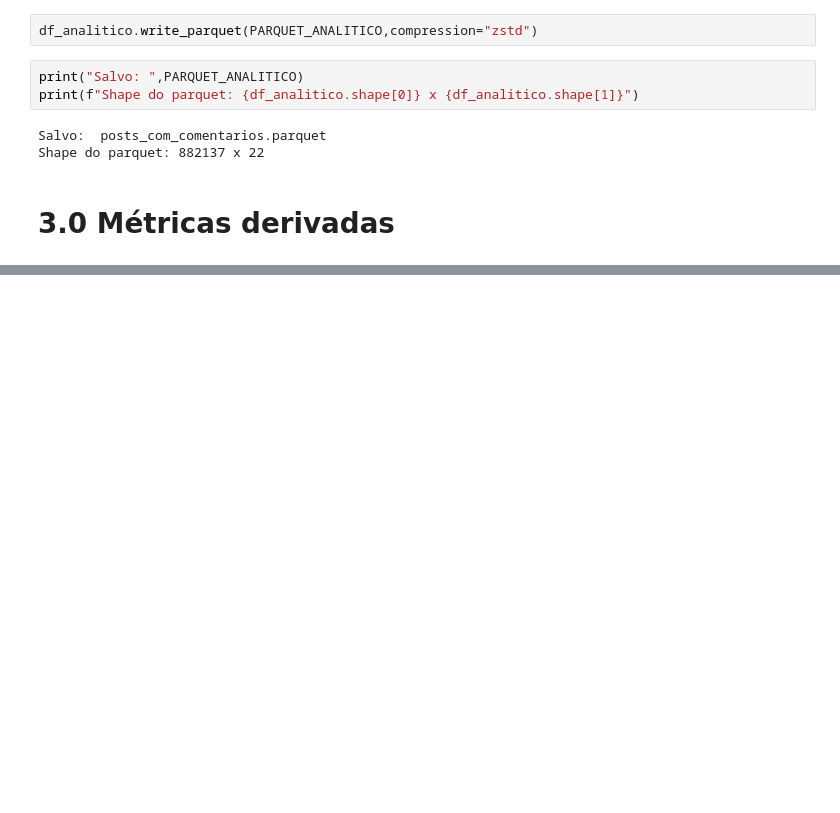
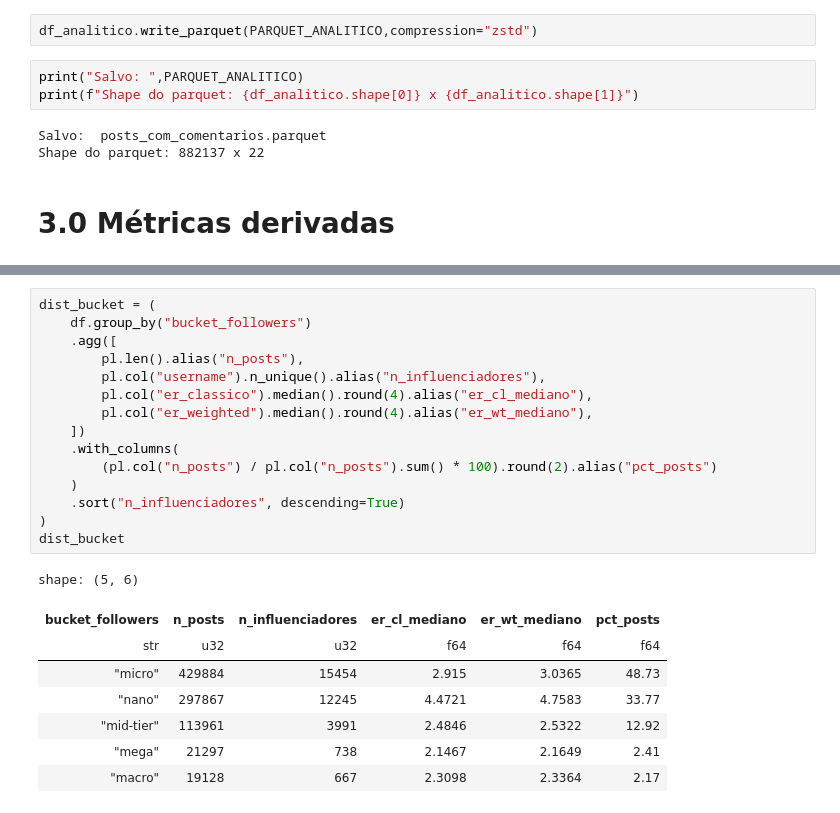
Before and after one commit to Davi-SC/influencers_kim, a Jupyter notebook: processamento_posts.ipynb, the cells around one changed output, grey strips where cells are left out. Cells and saved outputs as stored; diff of their text form; blank space fills up the shorter version.

```diff
--- a/processamento_posts.ipynb
+++ b/processamento_posts.ipynb
@@ -1460,0 +417,24 @@ Salvo: influenciadores_cv.parquet — 32,335 influenciadores
+# %%
+dist_bucket = (
+    df.group_by("bucket_followers")
+    .agg([
+        pl.len().alias("n_posts"),
+        pl.col("username").n_unique().alias("n_influenciadores"),
+        pl.col("er_classico").median().round(4).alias("er_cl_mediano"),
+        pl.col("er_weighted").median().round(4).alias("er_wt_mediano"),
+    ])
+    .with_columns(
+        (pl.col("n_posts") / pl.col("n_posts").sum() * 100).round(2).alias("pct_posts")
+    )
+    .sort("n_influenciadores", descending=True)
+)
+dist_bucket
+# %% [output]
+shape: (5, 6)
+| bucket_followers | n_posts | n_influenciadores | er_cl_mediano | er_wt_mediano | pct_posts |
+| str | u32 | u32 | f64 | f64 | f64 |
+| "micro" | 429884 | 15454 | 2.915 | 3.0365 | 48.73 |
+| "nano" | 297867 | 12245 | 4.4721 | 4.7583 | 33.77 |
+| "mid-tier" | 113961 | 3991 | 2.4846 | 2.5322 | 12.92 |
+| "mega" | 21297 | 738 | 2.1467 | 2.1649 | 2.41 |
+| "macro" | 19128 | 667 | 2.3098 | 2.3364 | 2.17 |
```
Also changed, not shown: parts of 125 cells of this notebook.
